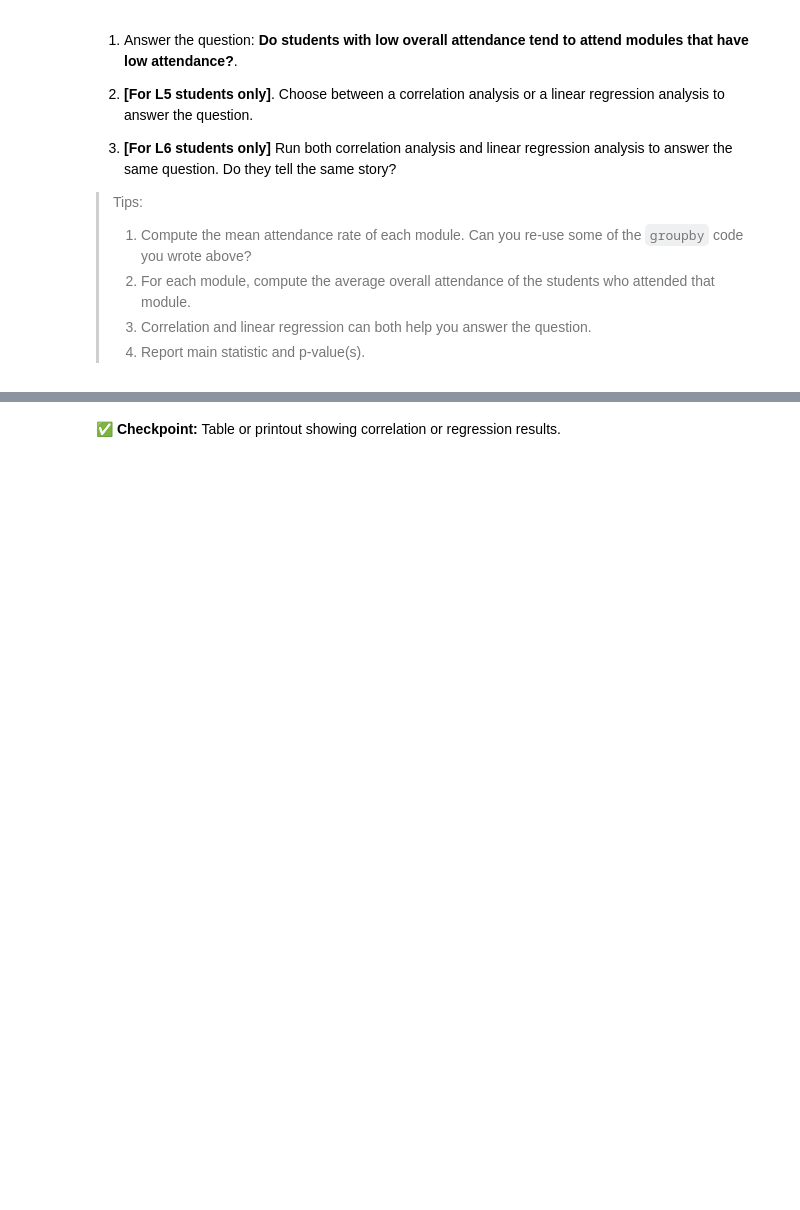
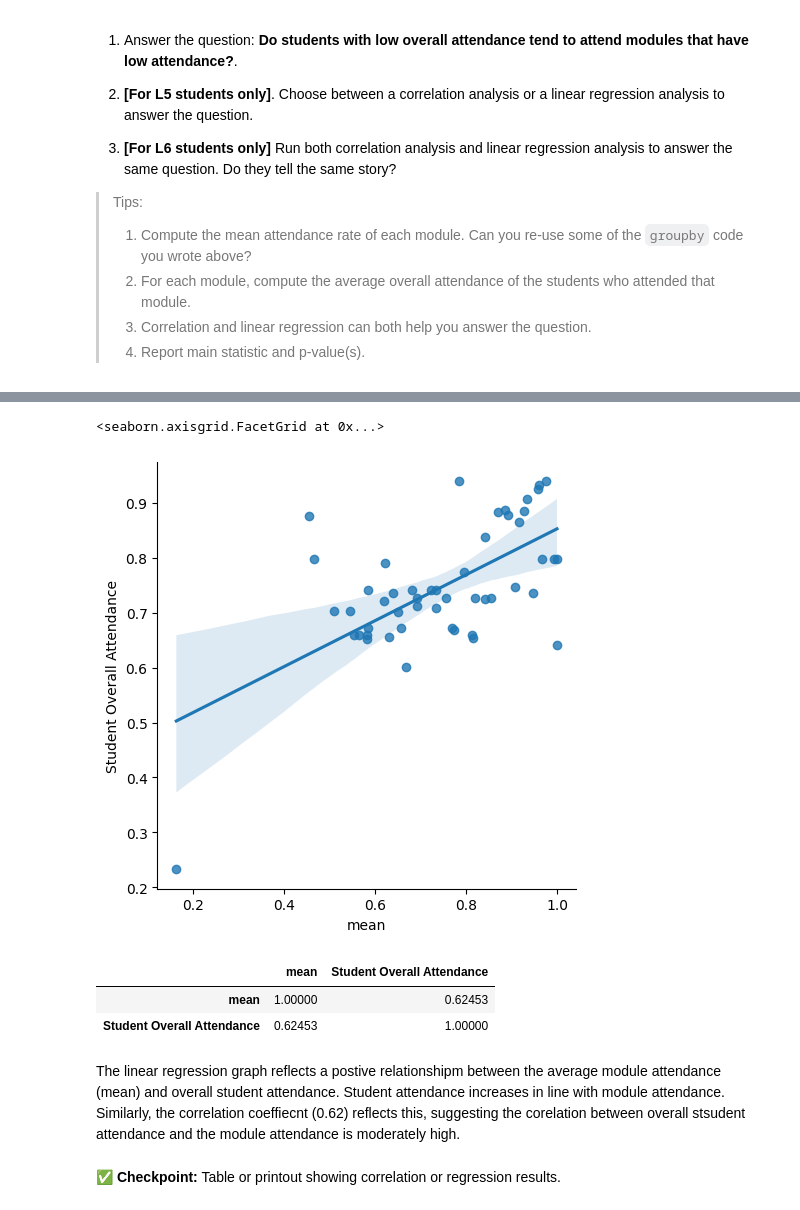
Before and after one commit to Mrmills-Ox3/Data-Sci-Mid-term, a Jupyter notebook: summative1-1.ipynb, the cells around one changed output, grey strips where cells are left out. Saved outputs shown, nothing was run; the diff lists cells and outputs as text; code cells hidden in the pictures; blank space fills up the shorter version.

```diff
--- a/summative1-1.ipynb
+++ b/summative1-1.ipynb
@@ -364,3 +375,14 @@ plt.xticks(rotation=90)
 > 2. For each module, compute the average overall attendance of the students who attended that module.
 > 3. Correlation and linear regression can both help you answer the question.
 > 4. Report main statistic and p-value(s).
+# %%
+# Your code here
+#Calcuting average attendance per student
+student_attendance_avg = (df_clean.groupby("Person Code")["NotAttended"].mean().reset_index())
+# Adding in new column
+student_attendance_avg.rename(columns={"NotAttended": "Student Overall Attendance"}, inplace=True)
+#Calcutlating standardised attendance
+student_attendance_avg["Standardised Student Overall Attendance"] = (student_attendance_avg["Student Overall Attendance"] - student_attendance_avg["Student Overall Attendance"].mean())/ student_attendance_avg["Student Overall Attendance"].std()
+# Merging new columns to module_df
+df_clean1 = df_clean.merge(student_attendance_avg, on="Person Code", how="left")
+df_clean1
@@ -366,0 +403,6 @@ plt.xticks(rotation=90)
+# %%
+new_df = df_clean1[["Person Code", "Module Name", "Student Overall Attendance"]].drop_duplicates()
+new_df
+
+student_attendance_avgM = (new_df.groupby("Module Name")["Student Overall Attendance"].mean().reset_index())
+student_attendance_avgM
@@ -367,3 +427,7 @@ plt.xticks(rotation=90)
 # %%
 # your code here
-...
+# mean attendance rate of each module
+df_m_std = df_clean.groupby("Module Name")["NotAttended"].agg(['mean'])
+df_m_std
+
+#average overall attendance for each module
@@ -369,0 +453,3 @@ plt.xticks(rotation=90)
+# %%
+df_merge = df_m_std.merge(student_attendance_avgM, on="Module Name", how="left")
+df_merge
@@ -370,3 +474,16 @@ plt.xticks(rotation=90)
+# %%
+sns.lmplot(data=df_merge, x="mean", y="Student Overall Attendance")
+# %% [output]
+<seaborn.axisgrid.FacetGrid at 0x...>
+[figure, added]
+# %%
+df_merge[["mean", "Student Overall Attendance"]].corr()
+# %% [output]
+|  | mean | Student Overall Attendance |
+| mean | 1.00000 | 0.62453 |
+| Student Overall Attendance | 0.62453 | 1.00000 |
+# %% [markdown]
+The linear regression graph reflects a postive relationshipm between the average module attendance (mean) and overall student attendance. Student attendance increases in line with module attendance. Similarly, the correlation coeffiecnt (0.62) reflects this, suggesting the corelation between overall stsudent attendance and the module attendance is moderately high.
 # %% [markdown]
 ✅ **Checkpoint:** Table or printout showing correlation or regression results.
 # %% [markdown]
```
Also changed, not shown: parts of 7 cells of this notebook, 1 other file.
